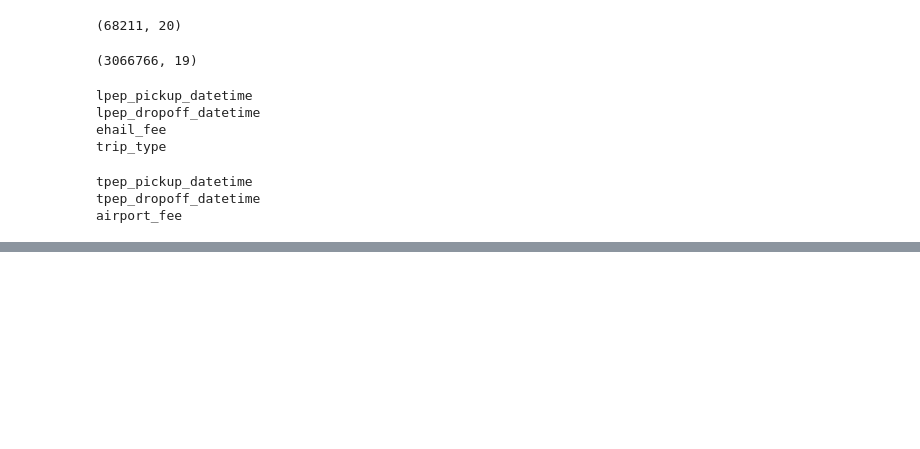
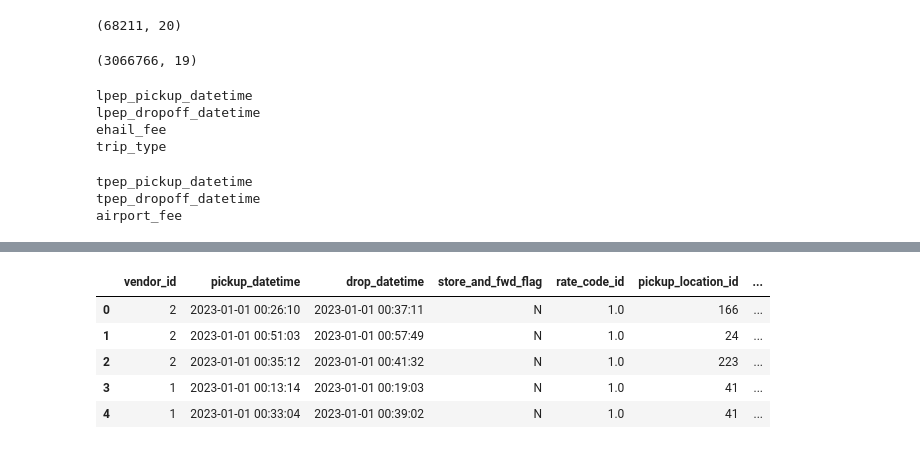
Before and after one commit to sarthak-sarbahi/gcp-nyctaxidata, a Jupyter notebook: datamodelling.ipynb, the cells around one changed output, grey strips where cells are left out. Saved outputs shown, nothing was run; the diff lists cells and outputs as text; code cells hidden in the pictures; blank space fills up the shorter version.

```diff
--- a/datamodelling.ipynb
+++ b/datamodelling.ipynb
@@ -58,0 +67,33 @@ airport_fee
+# %%
+green_df = green_pd[
+    ['VendorID',
+     'lpep_pickup_datetime',
+     'lpep_dropoff_datetime',
+     'store_and_fwd_flag',
+     'RatecodeID',
+     'PULocationID',
+     'DOLocationID',
+     'passenger_count',
+     'trip_distance',
+     'fare_amount',
+     'extra',
+     'mta_tax',
+     'tip_amount',
+     'tolls_amount',
+     'improvement_surcharge',
+     'total_amount',
+     'payment_type',
+     'congestion_surcharge']
+     ]
+green_rename = {
+    "VendorID": "vendor_id",
+    "lpep_pickup_datetime": "pickup_datetime",
+    "lpep_dropoff_datetime": "drop_datetime",
+    "RatecodeID": "rate_code_id",
+    "PULocationID": "pickup_location_id",
+    "DOLocationID": "drop_location_id"
+}
+green_df.rename(columns=green_rename, inplace=True)
+green_df["taxi_type"] = "green"
+green_df["pickup_datetime"] = pd.to_datetime(green_df["pickup_datetime"])
+green_df["drop_datetime"] = pd.to_datetime(green_df["drop_datetime"])
@@ -58,0 +120,9 @@ airport_fee
+# %%
+green_df.head()
+# %% [output]
+|  | vendor_id | pickup_datetime | drop_datetime | store_and_fwd_flag | rate_code_id | pickup_location_id | ... |
+| 0 | 2 | 2023-01-01 00:26:10 | 2023-01-01 00:37:11 | N | 1.0 | 166 | ... |
+| 1 | 2 | 2023-01-01 00:51:03 | 2023-01-01 00:57:49 | N | 1.0 | 24 | ... |
+| 2 | 2 | 2023-01-01 00:35:12 | 2023-01-01 00:41:32 | N | 1.0 | 223 | ... |
+| 3 | 1 | 2023-01-01 00:13:14 | 2023-01-01 00:19:03 | N | 1.0 | 41 | ... |
+| 4 | 1 | 2023-01-01 00:33:04 | 2023-01-01 00:39:02 | N | 1.0 | 41 | ... |
```
Also changed, not shown: parts of 15 cells of this notebook, 3 other files.
